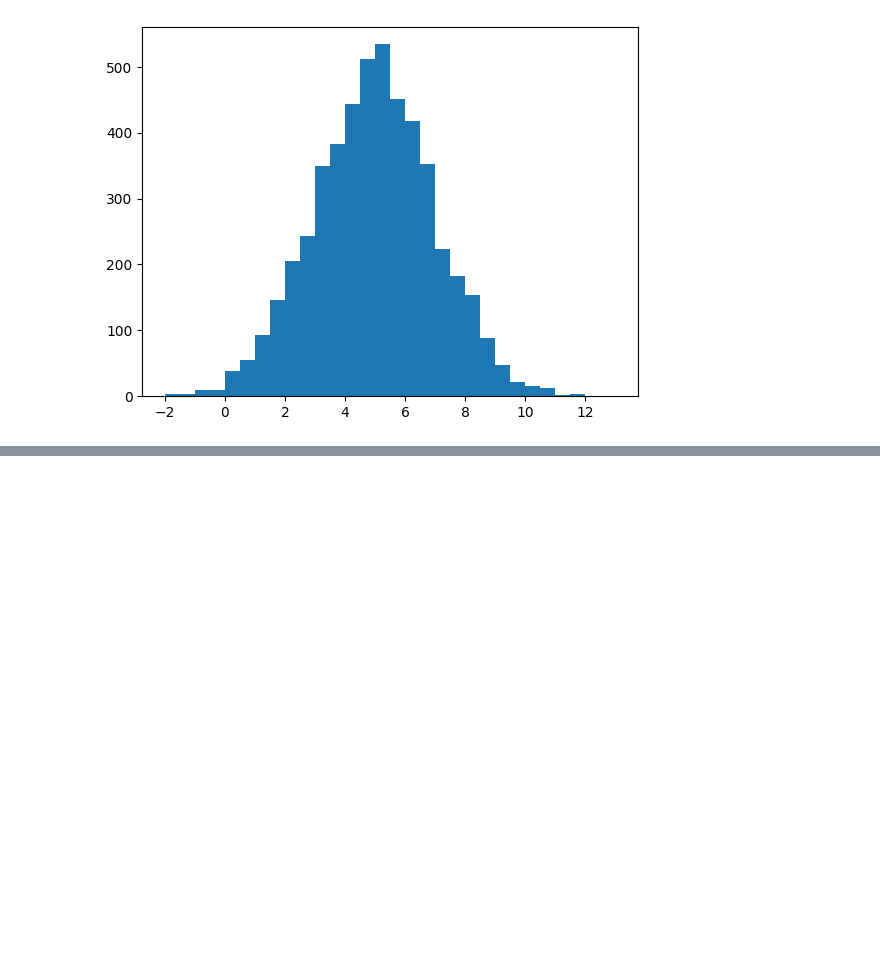
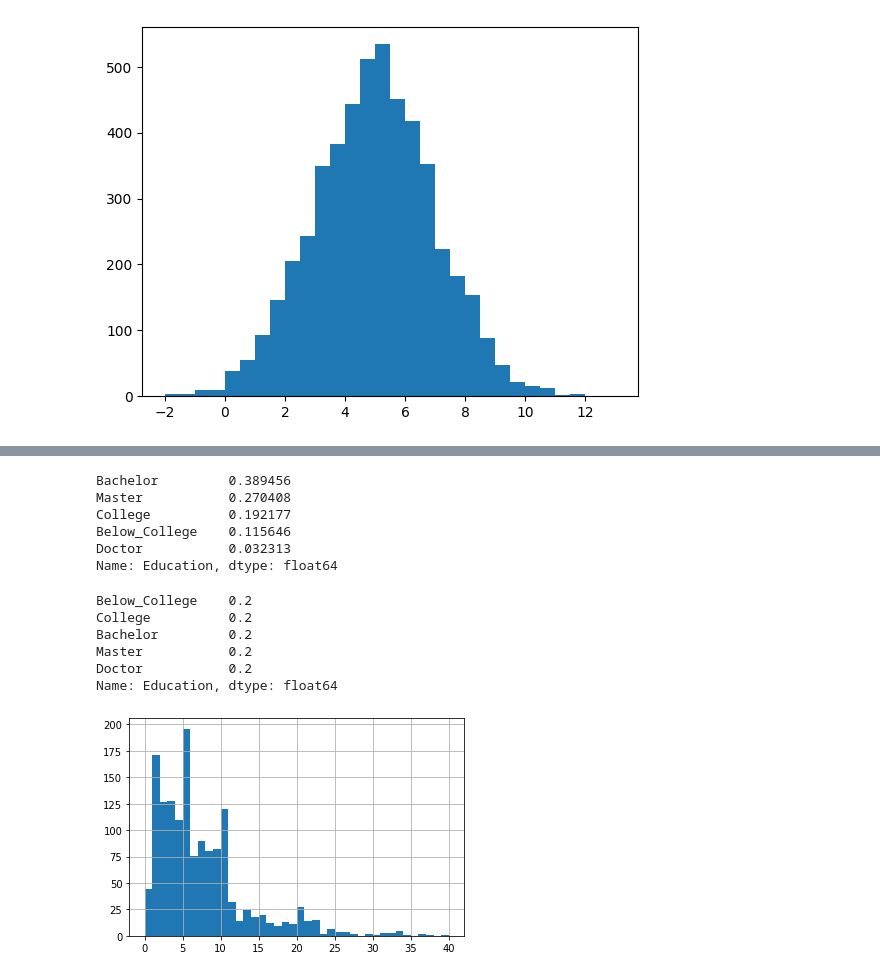
Before and after one commit to AnshuBantra/Python, a Jupyter notebook: Associate Data Scientist in Python/028 Sampling in Python/sampling.ipynb, the cells around one changed output, grey strips where cells are left out. Saved outputs shown, nothing was run; the diff lists cells and outputs as text; code cells hidden in the pictures; blank space fills up the shorter version.

```diff
--- a/Associate Data Scientist in Python/028 Sampling in Python/sampling.ipynb
+++ b/Associate Data Scientist in Python/028 Sampling in Python/sampling.ipynb
@@ -146,0 +252,39 @@ plt.show()
+# %%
+# Calculate the Education level proportions from attrition_strat
+education_counts_strat = attrition_strat['Education'].value_counts(normalize=True)
+
+# Print education_counts_strat
+print(education_counts_strat)
+# %% [output]
+Bachelor         0.389456
+Master           0.270408
+College          0.192177
+Below_College    0.115646
+Doctor           0.032313
+Name: Education, dtype: float64
+# %%
+# Get 30 employees from each Education group
+attrition_eq = attrition.groupby('Education')\
+	.sample(n=30, random_state=2022)
+
+# Get the proportions from attrition_eq
+education_counts_eq = attrition_eq['Education'].value_counts(normalize=True)
+
+# Print the results
+print(education_counts_eq)
+# %% [output]
+Below_College    0.2
+College          0.2
+Bachelor         0.2
+Master           0.2
+Doctor           0.2
+Name: Education, dtype: float64
+# %%
+# Plot YearsAtCompany from attrition as a histogram
+attrition['YearsAtCompany'].hist(bins=np.arange(0, 41, 1))
+plt.show()
+
+# Sample 400 employees weighted by YearsAtCompany
+attrition_weight = attrition.sample(frac=0.1, weights='YearsAtCompany')
+# %% [output]
+[figure, added]
```
Also changed, not shown: parts of 45 cells of this notebook.
